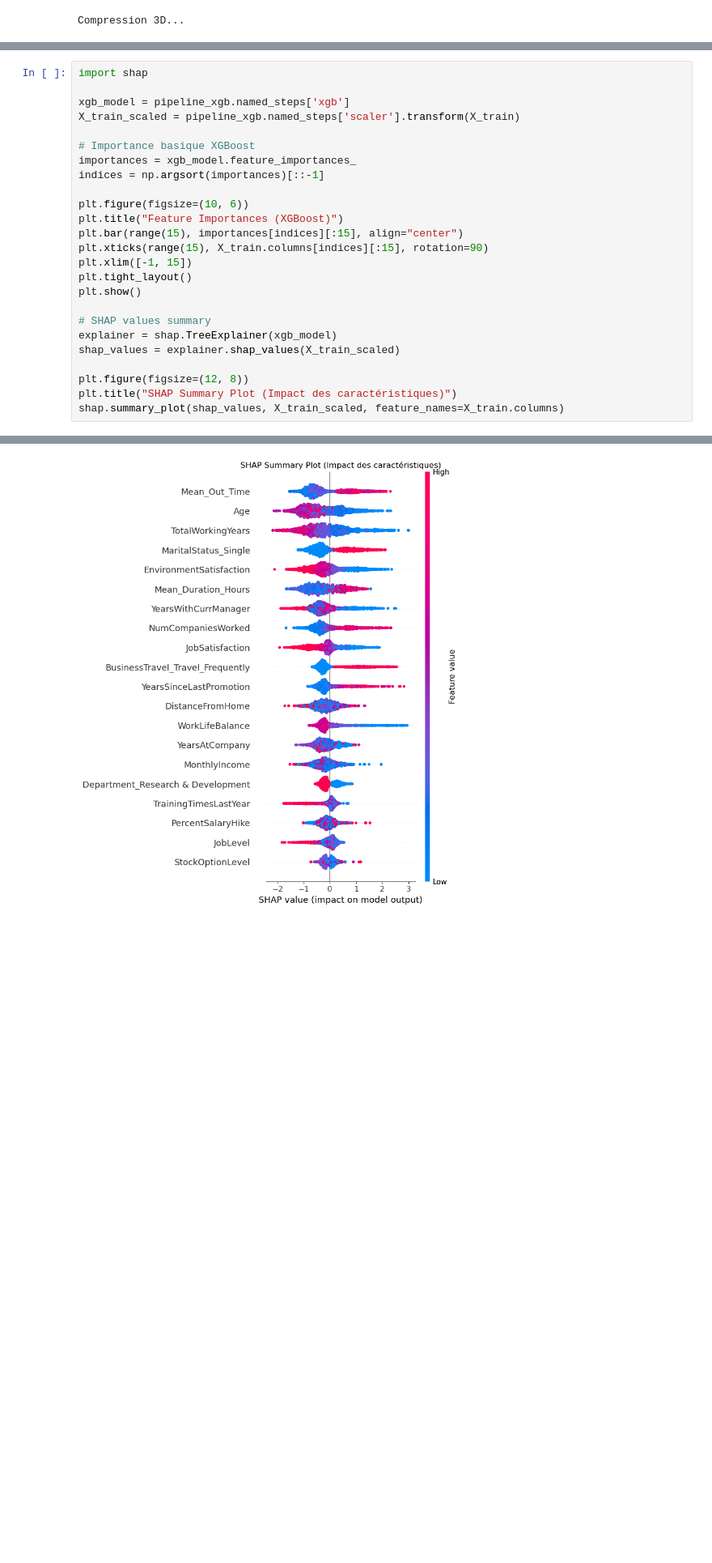
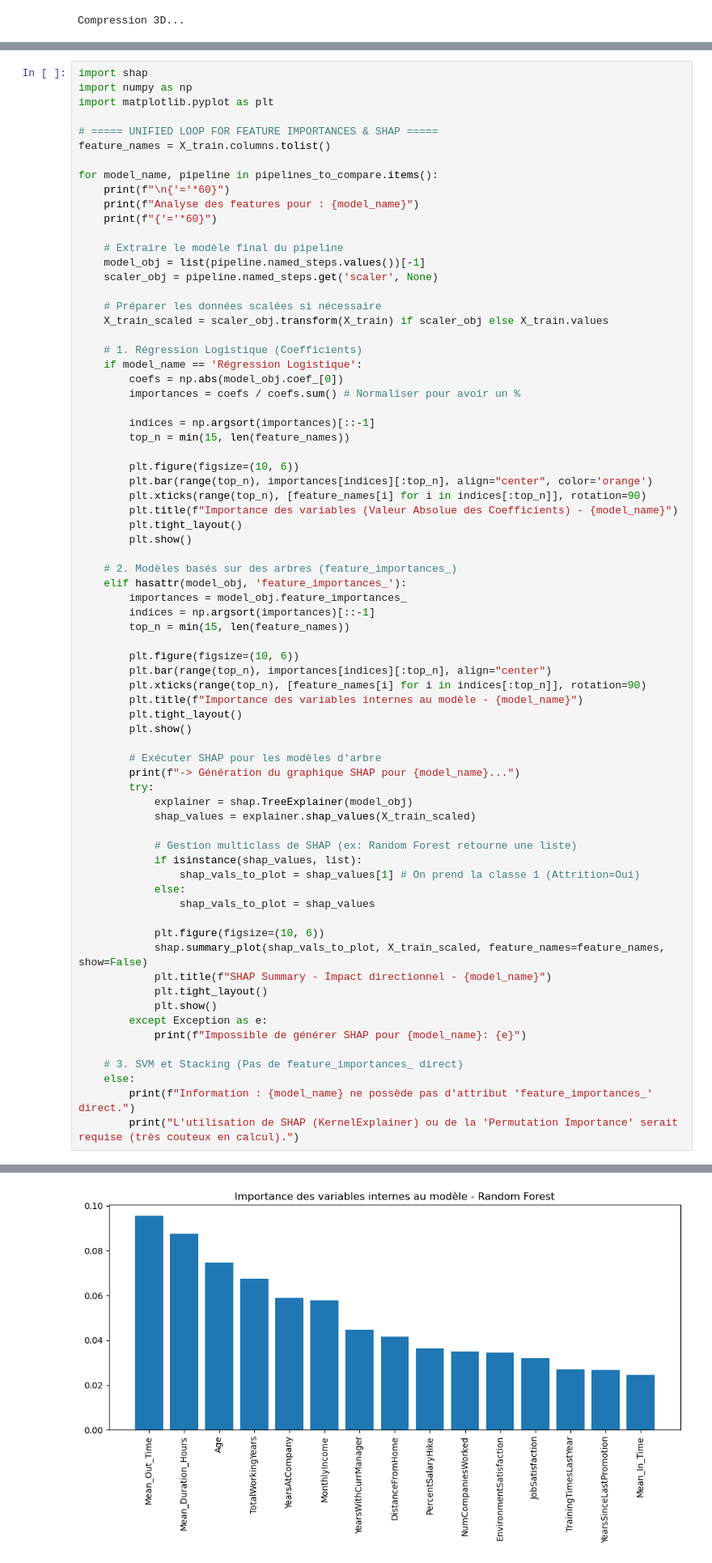
Before and after one commit to AlbanCLV/MachineLearning, a Jupyter notebook: Projet/Classification.ipynb, the cells around one changed output, grey strips where cells are left out. Shown at 81% size. Cells and saved outputs as stored; diff of their text form; blank space fills up the shorter version.

Commit message:
variables constantes

```diff
--- a/Projet/Classification.ipynb
+++ b/Projet/Classification.ipynb
@@ -1455,26 +2239,73 @@ Afin de comprendre pourquoi un employé quitte l'entreprise, nous regardons l'im
 # %%
 import shap
+import numpy as np
+import matplotlib.pyplot as plt
 
-xgb_model = pipeline_xgb.named_steps['xgb']
-X_train_scaled = pipeline_xgb.named_steps['scaler'].transform(X_train)
+# ===== UNIFIED LOOP FOR FEATURE IMPORTANCES & SHAP =====
+feature_names = X_train.columns.tolist()
 
-# Importance basique XGBoost
-importances = xgb_model.feature_importances_
-indices = np.argsort(importances)[::-1]
+for model_name, pipeline in pipelines_to_compare.items():
+    print(f"\n{'='*60}")
+    print(f"Analyse des features pour : {model_name}")
+    print(f"{'='*60}")
 
-plt.figure(figsize=(10, 6))
-plt.title("Feature Importances (XGBoost)")
-plt.bar(range(15), importances[indices][:15], align="center")
-plt.xticks(range(15), X_train.columns[indices][:15], rotation=90)
-plt.xlim([-1, 15])
-plt.tight_layout()
-plt.show()
+    # Extraire le modèle final du pipeline
+    model_obj = list(pipeline.named_steps.values())[-1]
+    scaler_obj = pipeline.named_steps.get('scaler', None)
 
-# SHAP values summary
-explainer = shap.TreeExplainer(xgb_model)
-shap_values = explainer.shap_values(X_train_scaled)
+    # Préparer les données scalées si nécessaire
+    X_train_scaled = scaler_obj.transform(X_train) if scaler_obj else X_train.values
 
-plt.figure(figsize=(12, 8))
-plt.title("SHAP Summary Plot (Impact des caractéristiques)")
-shap.summary_plot(shap_values, X_train_scaled, feature_names=X_train.columns)
+    # 1. Régression Logistique (Coefficients)
+    if model_name == 'Régression Logistique':
+        coefs = np.abs(model_obj.coef_[0])
+        importances = coefs / coefs.sum() # Normaliser pour avoir un %
+
+        indices = np.argsort(importances)[::-1]
+        top_n = min(15, len(feature_names))
+
+        plt.figure(figsize=(10, 6))
+        plt.bar(range(top_n), importances[indices][:top_n], align="center", color='orange')
+        plt.xticks(range(top_n), [feature_names[i] for i in indices[:top_n]], rotation=90)
+        plt.title(f"Importance des variables (Valeur Absolue des Coefficients) - {model_name}")
+        plt.tight_layout()
+        plt.show()
+
+    # 2. Modèles basés sur des arbres (feature_importances_)
+    elif hasattr(model_obj, 'feature_importances_'):
+        importances = model_obj.feature_importances_
+        indices = np.argsort(importances)[::-1]
+        top_n = min(15, len(feature_names))
+
+        plt.figure(figsize=(10, 6))
+        plt.bar(range(top_n), importances[indices][:top_n], align="center")
+        plt.xticks(range(top_n), [feature_names[i] for i in indices[:top_n]], rotation=90)
+        plt.title(f"Importance des variables internes au modèle - {model_name}")
+        plt.tight_layout()
+        plt.show()
+
+        # Exécuter SHAP pour les modèles d'arbre
+        print(f"-> Génération du graphique SHAP pour {model_name}...")
+        try:
+            explainer = shap.TreeExplainer(model_obj)
+            shap_values = explainer.shap_values(X_train_scaled)
+
+            # Gestion multiclass de SHAP (ex: Random Forest retourne une liste)
+            if isinstance(shap_values, list):
+                shap_vals_to_plot = shap_values[1] # On prend la classe 1 (Attrition=Oui)
+            else:
+                shap_vals_to_plot = shap_values
+
+            plt.figure(figsize=(10, 6))
+            shap.summary_plot(shap_vals_to_plot, X_train_scaled, feature_names=feature_names, show=False)
+            plt.title(f"SHAP Summary - Impact directionnel - {model_name}")
+            plt.tight_layout()
+            plt.show()
+        except Exception as e:
+            print(f"Impossible de générer SHAP pour {model_name}: {e}")
+
+    # 3. SVM et Stacking (Pas de feature_importances_ direct)
+    else:
+        print(f"Information : {model_name} ne possède pas d'attribut 'feature_importances_' direct.")
+        print("L'utilisation de SHAP (KernelExplainer) ou de la 'Permutation Importance' serait requise (très couteux en calcul).")
 # %% [output]
@@ -1482 +2319 @@ shap.summary_plot(shap_values, X_train_scaled, feature_names=X_train.columns)
-[figure, old version]
+[figure, new version]
```
Also changed, not shown: parts of 39 cells of this notebook, 6 other files.
